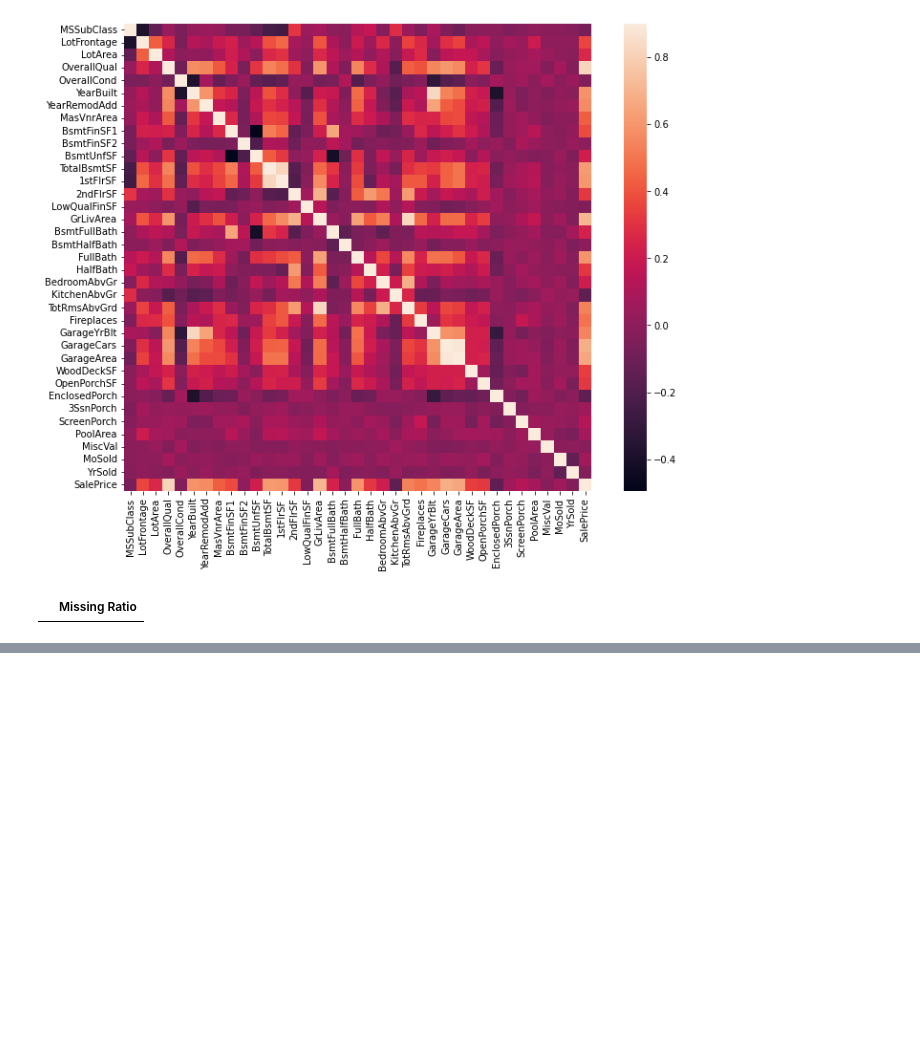
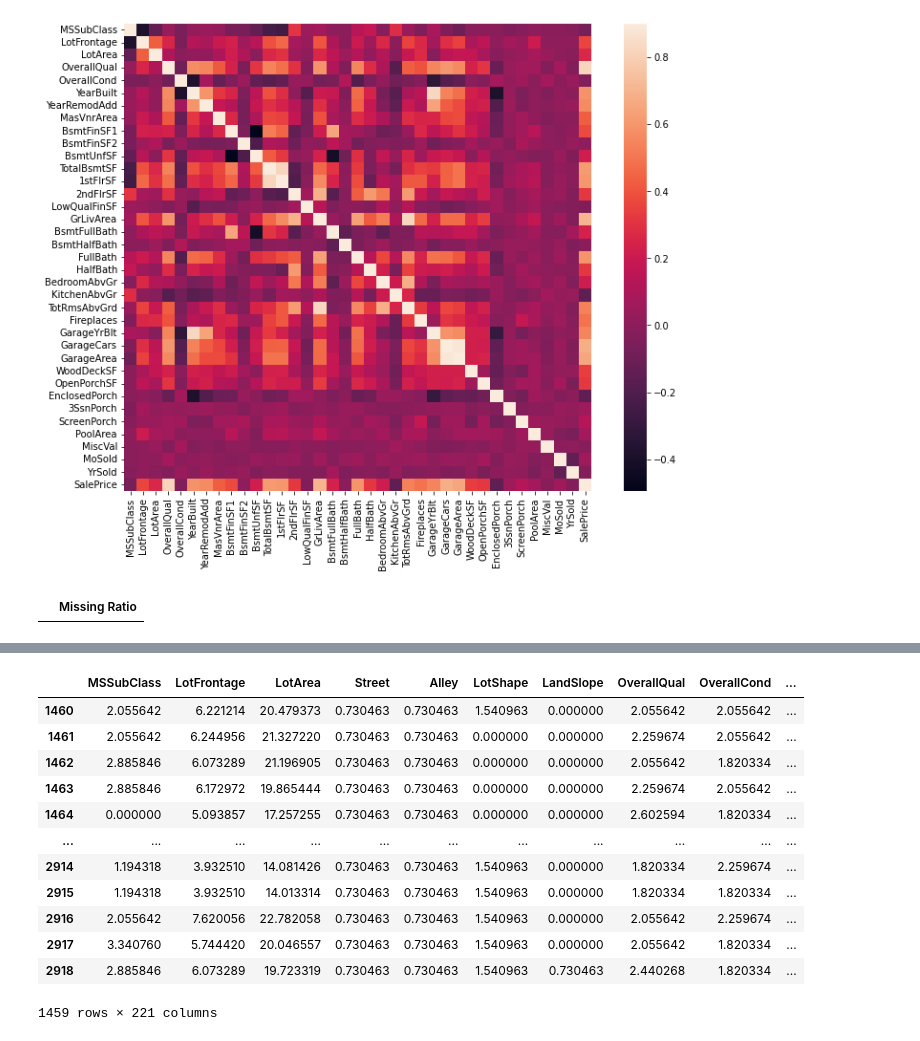
Before and after one commit to minhaz-engg/House-Prices---Advanced-Regression-Techniques, a Jupyter notebook: my-practice-3.ipynb, the cells around one changed output, grey strips where cells are left out. Drawn from its saved outputs; the diff is of its cells as text; code cells hidden in the pictures; blank space fills up the shorter version.

```diff
--- a/my-practice-3.ipynb
+++ b/my-practice-3.ipynb
@@ -248,0 +333,16 @@ missing_data.head()
+# %%
+test
+# %% [output]
+|  | MSSubClass | LotFrontage | LotArea | Street | Alley | LotShape | LandSlope | OverallQual | OverallCond | ... |
+| 1460 | 2.055642 | 6.221214 | 20.479373 | 0.730463 | 0.730463 | 1.540963 | 0.000000 | 2.055642 | 2.055642 | ... |
+| 1461 | 2.055642 | 6.244956 | 21.327220 | 0.730463 | 0.730463 | 0.000000 | 0.000000 | 2.259674 | 2.055642 | ... |
+| 1462 | 2.885846 | 6.073289 | 21.196905 | 0.730463 | 0.730463 | 0.000000 | 0.000000 | 2.055642 | 1.820334 | ... |
+| 1463 | 2.885846 | 6.172972 | 19.865444 | 0.730463 | 0.730463 | 0.000000 | 0.000000 | 2.259674 | 2.055642 | ... |
+| 1464 | 0.000000 | 5.093857 | 17.257255 | 0.730463 | 0.730463 | 0.000000 | 0.000000 | 2.602594 | 1.820334 | ... |
+| ... | ... | ... | ... | ... | ... | ... | ... | ... | ... | ... |
+| 2914 | 1.194318 | 3.932510 | 14.081426 | 0.730463 | 0.730463 | 1.540963 | 0.000000 | 1.820334 | 2.259674 | ... |
+| 2915 | 1.194318 | 3.932510 | 14.013314 | 0.730463 | 0.730463 | 1.540963 | 0.000000 | 1.820334 | 1.820334 | ... |
+| 2916 | 2.055642 | 7.620056 | 22.782058 | 0.730463 | 0.730463 | 1.540963 | 0.000000 | 2.055642 | 2.259674 | ... |
+| 2917 | 3.340760 | 5.744420 | 20.046557 | 0.730463 | 0.730463 | 1.540963 | 0.000000 | 2.055642 | 1.820334 | ... |
+| 2918 | 2.885846 | 6.073289 | 19.723319 | 0.730463 | 0.730463 | 1.540963 | 0.730463 | 2.440268 | 1.820334 | ... |
+1459 rows × 221 columns
```
Also changed, not shown: parts of 10 cells of this notebook.
